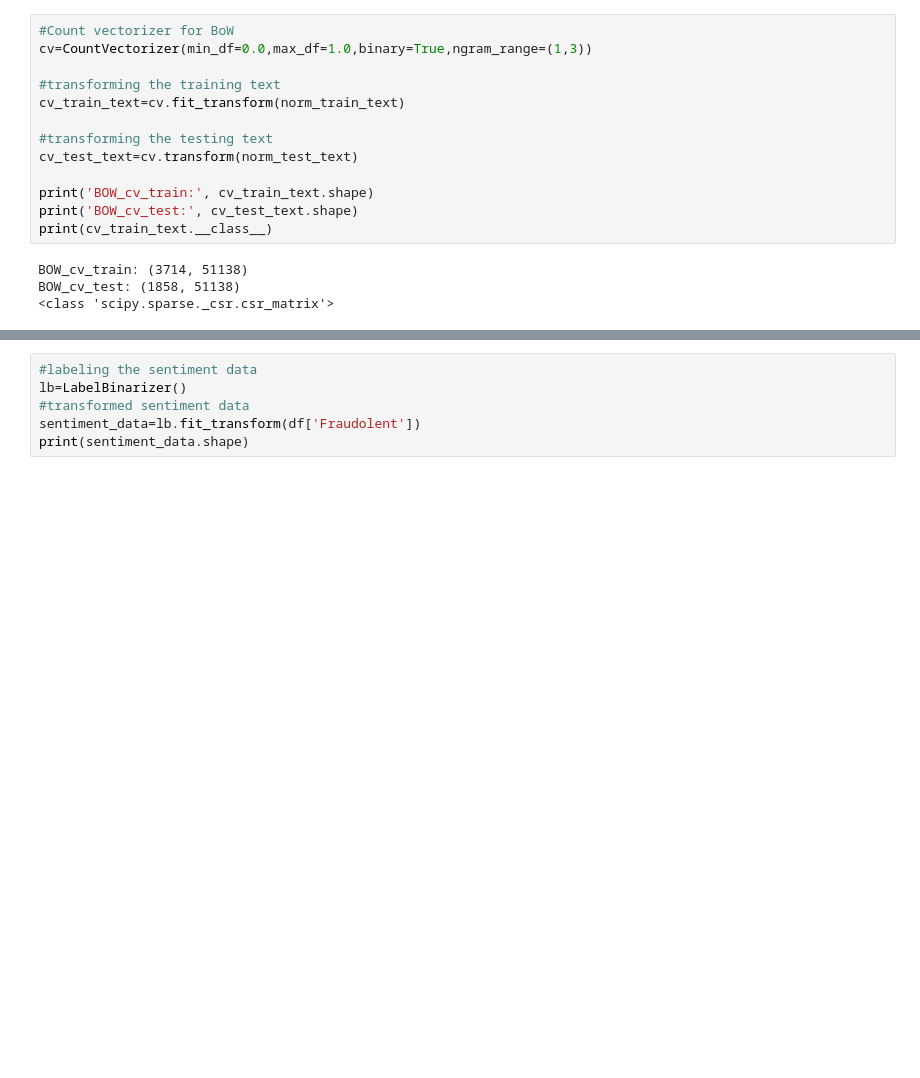
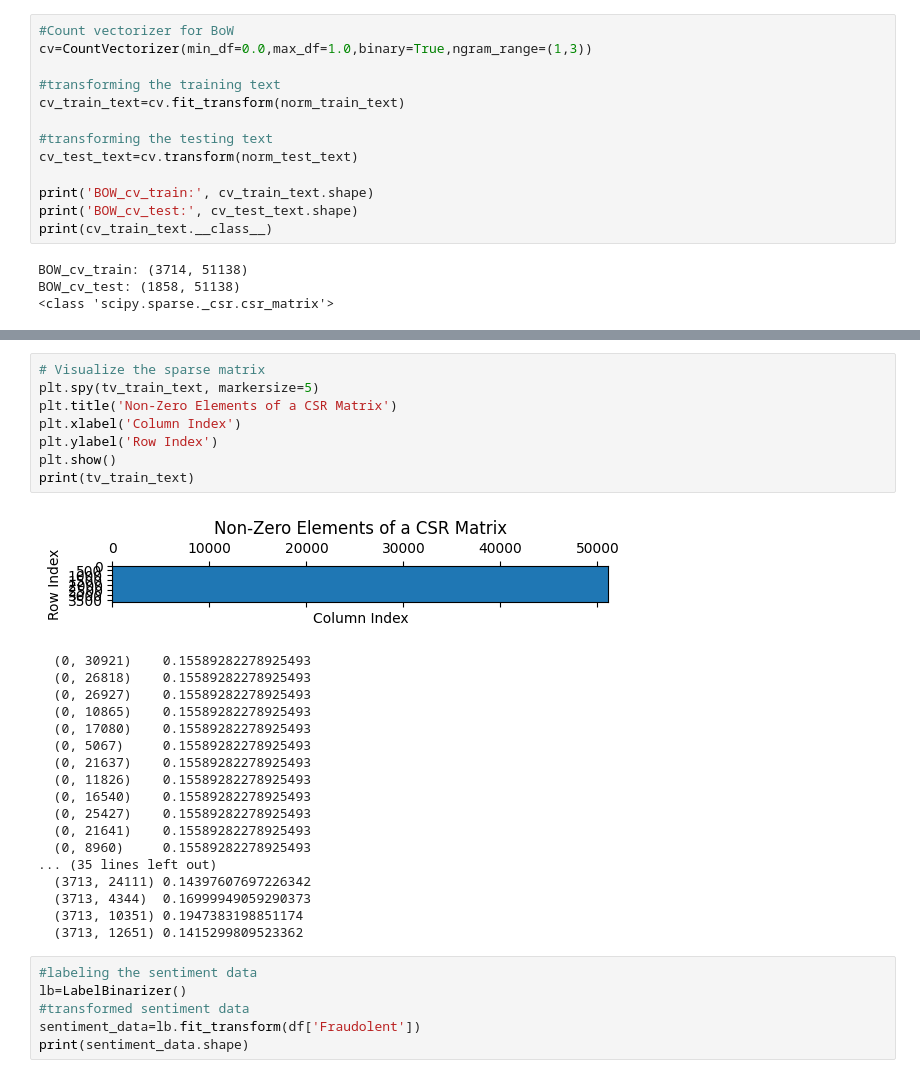
Before and after one commit to birnart/ai_safecom, a Jupyter notebook: main.ipynb, the cells around one changed output, grey strips where cells are left out. Cells and saved outputs as stored; diff of their text form; blank space fills up the shorter version.

```diff
--- a/main.ipynb
+++ b/main.ipynb
@@ -306,3 +350,30 @@ print(df.head())
+# %%
+# Visualize the sparse matrix
+plt.spy(tv_train_text, markersize=5)
+plt.title('Non-Zero Elements of a CSR Matrix')
+plt.xlabel('Column Index')
+plt.ylabel('Row Index')
+plt.show()
+print(tv_train_text)
+# %% [output]
+[figure, added]
+  (0, 30921)    0.15589282278925493
+  (0, 26818)    0.15589282278925493
+  (0, 26927)    0.15589282278925493
+  (0, 10865)    0.15589282278925493
+  (0, 17080)    0.15589282278925493
+  (0, 5067)     0.15589282278925493
+  (0, 21637)    0.15589282278925493
+  (0, 11826)    0.15589282278925493
+  (0, 16540)    0.15589282278925493
+  (0, 25427)    0.15589282278925493
+  (0, 21641)    0.15589282278925493
+  (0, 8960)     0.15589282278925493
+... (35 lines left out)
+  (3713, 24111) 0.14397607697226342
+  (3713, 4344)  0.16999949059290373
+  (3713, 10351) 0.1947383198851174
+  (3713, 12651) 0.1415299809523362
 # %%
 #labeling the sentiment data
 lb=LabelBinarizer()
```
Also changed, not shown: parts of 39 cells of this notebook.
